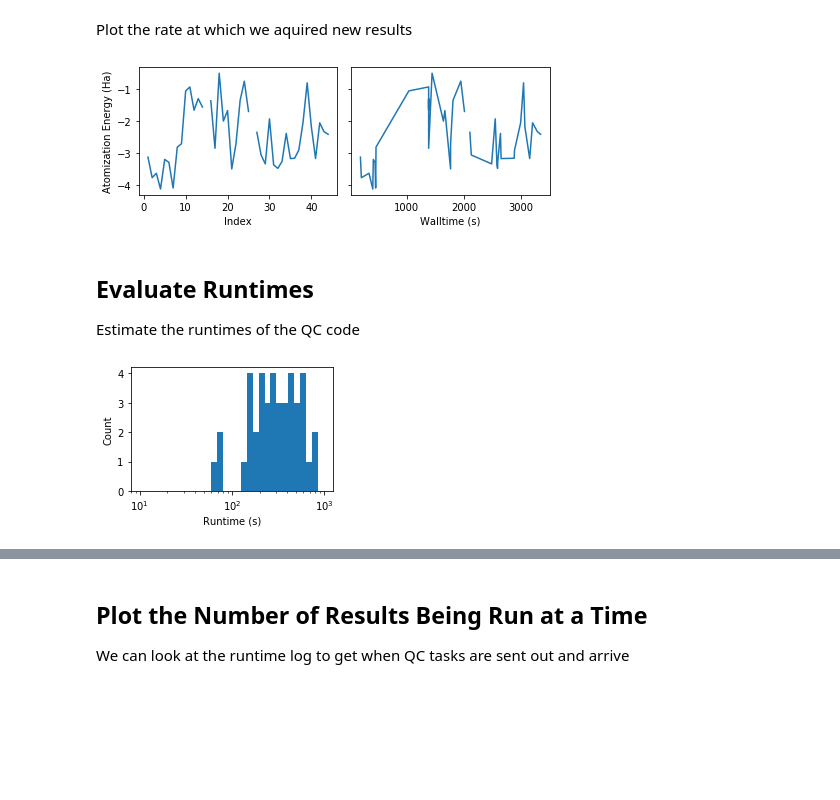
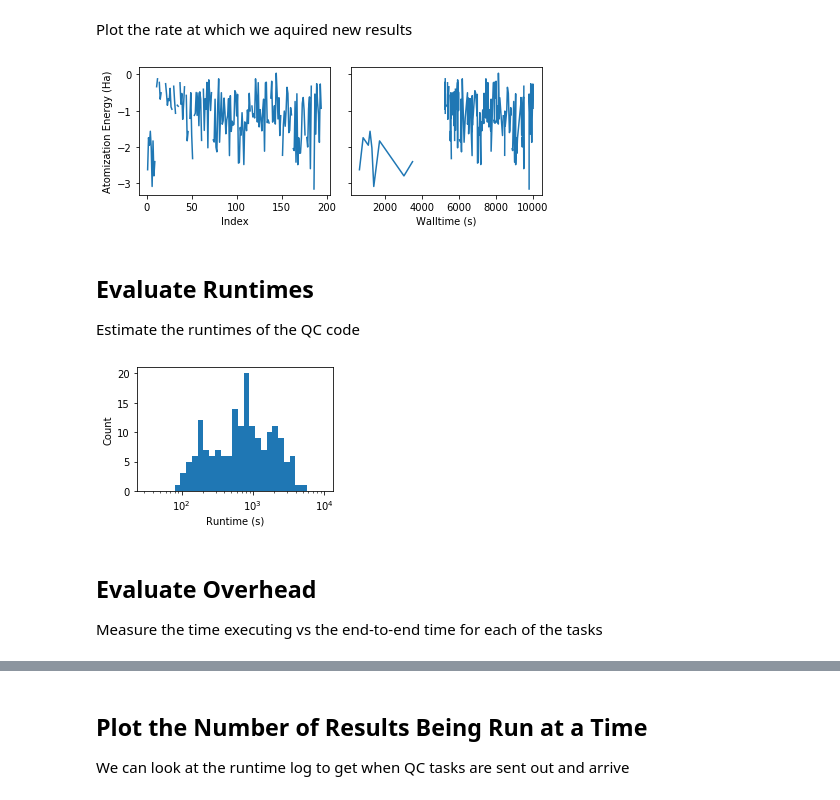
Before and after one commit to exalearn/colmena, a Jupyter notebook: molecule-design/interleaved/1_plot-run-data.ipynb, the cells around one changed output, grey strips where cells are left out. Drawn from its saved outputs; the diff is of its cells as text; code cells hidden in the pictures; blank space fills up the shorter version.

Commit message:
Breakdown different overhead times

```diff
--- a/molecule-design/interleaved/1_plot-run-data.ipynb
+++ b/molecule-design/interleaved/1_plot-run-data.ipynb
@@ -15,6 +15,7 @@ run_info = pd.read_csv('run_data.csv')
 # %% [markdown]
 Pick one
 # %%
-run_info = run_info.sort_values('start_time', ascending=False).iloc[0]
+#run_info = run_info.sort_values('start_time', ascending=False).iloc[0]
+run_info = run_info.query('path=="runs/01Aug20-032649-8cadf9"').iloc[0]
 print(run_info)
 # %% [output]
@@ -52,18 +53,21 @@ axs[1].set_xlabel('Walltime (s)')
 
 fig.tight_layout()
 # %% [output]
-[figure, old version]
+[figure, new version]
 # %% [markdown]
 ## Evaluate Runtimes
 Estimate the runtimes of the QC code
 # %%
 fig, ax = plt.subplots(figsize=(3.5, 2.5))
 
-ax.hist(result_data['time_running'], bins=np.logspace(1, 3, 32))
+ax.hist(result_data['time_running'], bins=np.logspace(1.5, 4, 32))
 ax.set_xscale('log')
 
 ax.set_xlabel('Runtime (s)')
 ax.set_ylabel('Count')
 fig.tight_layout()
 # %% [output]
-[figure, old version]
+[figure, new version]
+# %% [markdown]
+## Evaluate Overhead
+Measure the time executing vs the end-to-end time for each of the tasks
```
Also changed, not shown: parts of 15 cells of this notebook, 2 other files.
